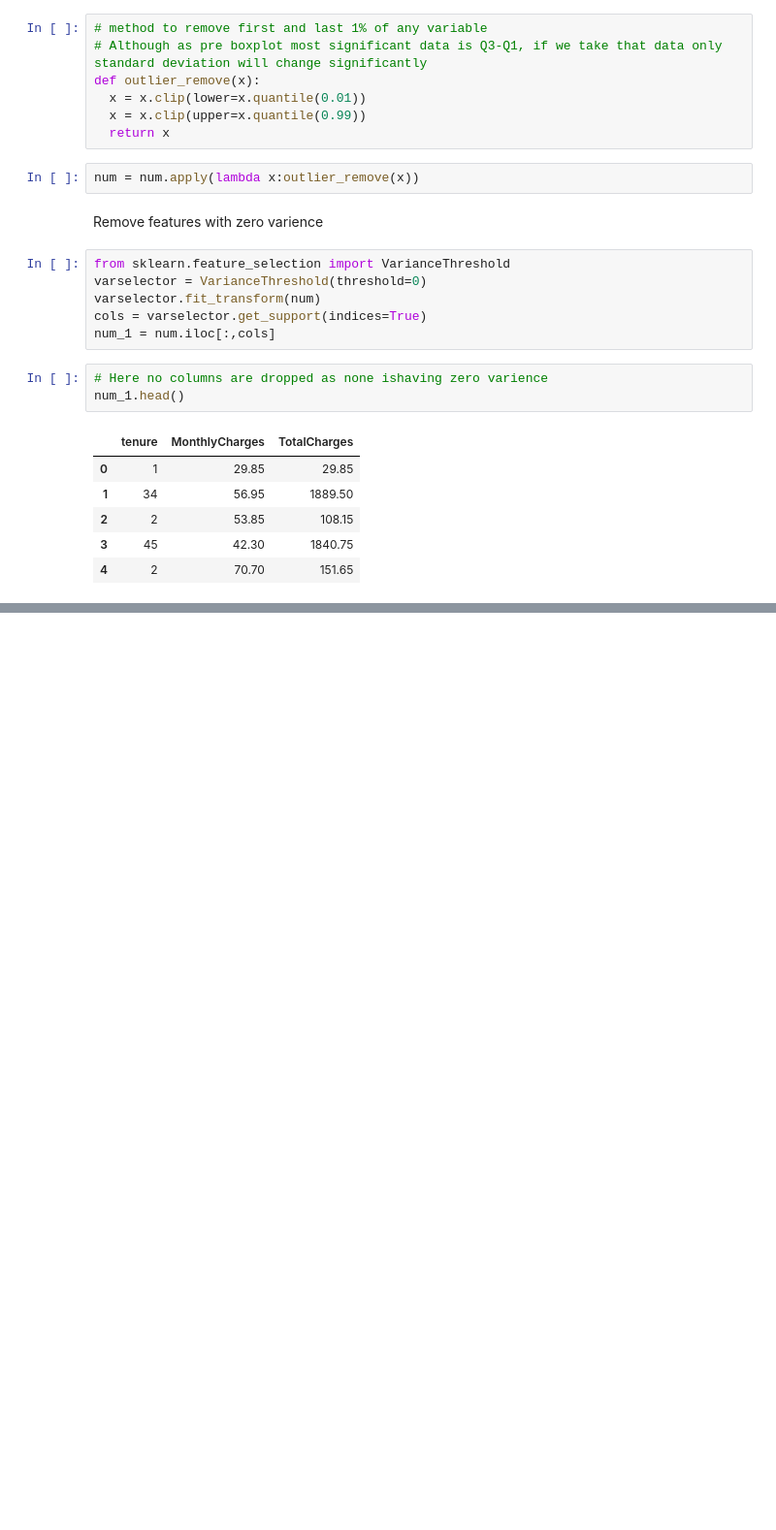
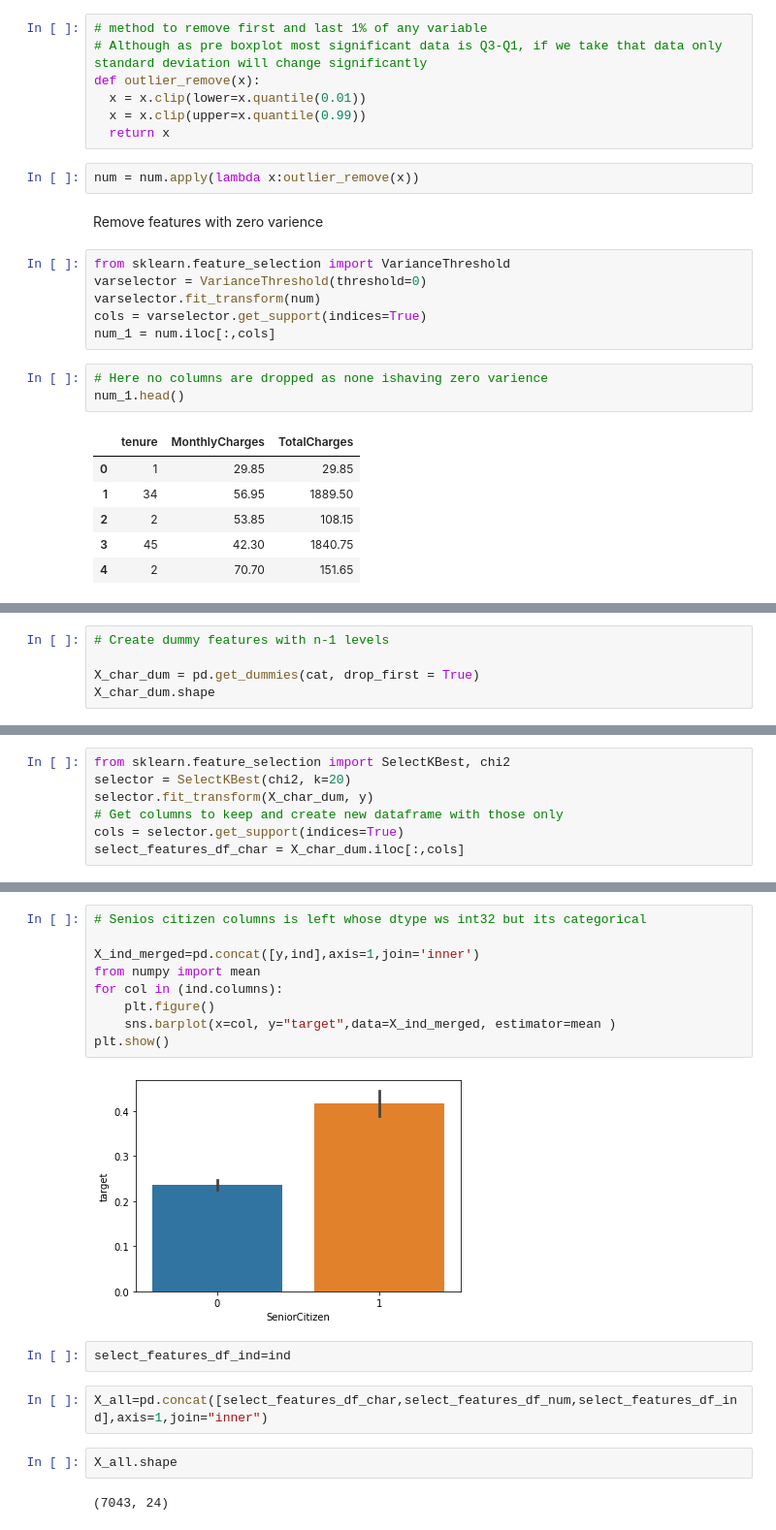
Before and after one commit to Aditk23/Telecom-Churn-Analysis, a Jupyter notebook: TelecomChurn.ipynb, the cells around one changed output, grey strips where cells are left out. Shown at 97% size. Cells and saved outputs as stored; diff of their text form; blank space fills up the shorter version.

```diff
--- a/TelecomChurn.ipynb
+++ b/TelecomChurn.ipynb
@@ -178,0 +247,5 @@ num_1.head()
+# %%
+# Create dummy features with n-1 levels
+
+X_char_dum = pd.get_dummies(cat, drop_first = True)
+X_char_dum.shape
@@ -178,0 +256,7 @@ num_1.head()
+# %%
+from sklearn.feature_selection import SelectKBest, chi2
+selector = SelectKBest(chi2, k=20)
+selector.fit_transform(X_char_dum, y)
+# Get columns to keep and create new dataframe with those only
+cols = selector.get_support(indices=True)
+select_features_df_char = X_char_dum.iloc[:,cols]
@@ -178,0 +289,19 @@ num_1.head()
+# %%
+# Senios citizen columns is left whose dtype ws int32 but its categorical
+
+X_ind_merged=pd.concat([y,ind],axis=1,join='inner')
+from numpy import mean
+for col in (ind.columns):
+    plt.figure()
+    sns.barplot(x=col, y="target",data=X_ind_merged, estimator=mean )
+plt.show()
+# %% [output]
+[figure, added]
+# %%
+select_features_df_ind=ind
+# %%
+X_all=pd.concat([select_features_df_char,select_features_df_num,select_features_df_ind],axis=1,join="inner")
+# %%
+X_all.shape
+# %% [output]
+(7043, 24)
```
Also changed, not shown: parts of 12 cells of this notebook.
